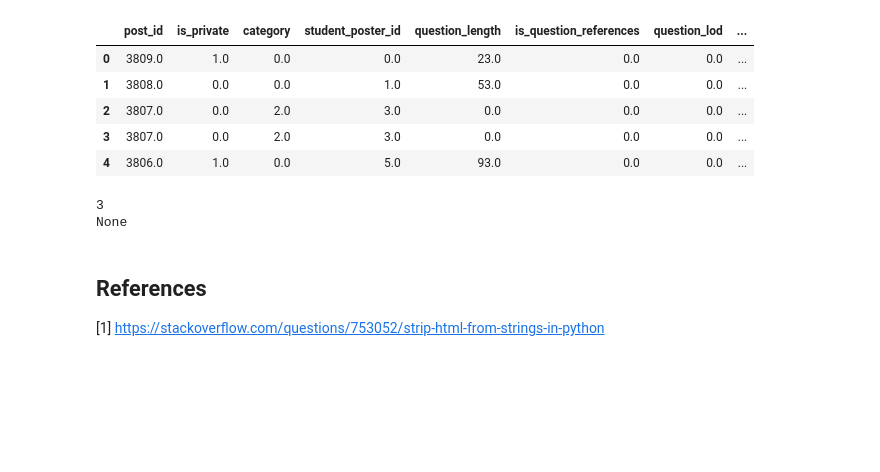
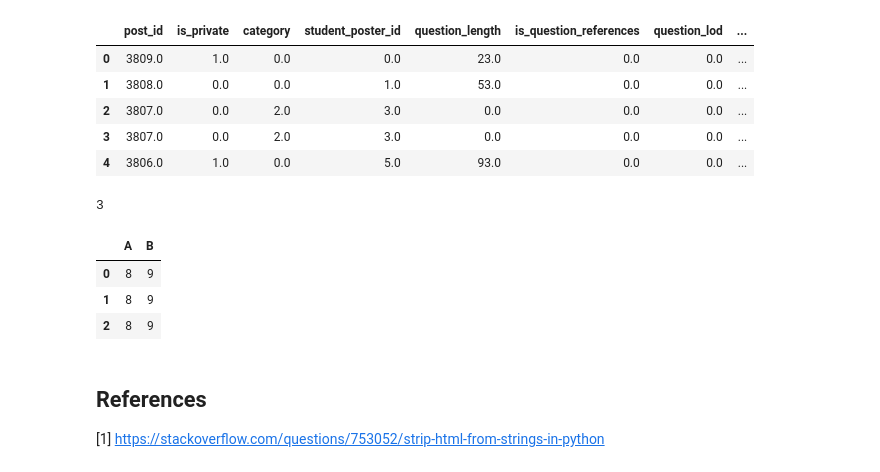
Before and after one commit to PiazzaBot/HelpfulResponses, a Jupyter notebook: data_processing.ipynb, the cells around one changed output. Saved outputs shown, nothing was run; the diff lists cells and outputs as text; code cells hidden in the pictures; blank space fills up the shorter version.

```diff
--- a/data_processing.ipynb
+++ b/data_processing.ipynb
@@ -540,10 +562,23 @@ print(get_length('https://youtube.com/channel/UCu8NnRGTGxHe96Le0xqLrNQ'))
 word_tokenize('https://youtube.com/channel/UCu8NnRGTGxHe96Le0xqLrNQ')
 
 match = re.search(r'@+\d', 'check@blah')
-print(match)
+#print(match)
+
+sentiment_pipeline = pipeline(model="cardiffnlp/twitter-roberta-base-sentiment")
 # %% [output]
 3
-None
+# %%
+# data = ["Thank you so much for your hard work over the semester, professors and TAs!! "]
+# sentiment_pipeline(data)
+
+df = pd.DataFrame([[4, 9]] * 3, columns=['A', 'B'])
+df['A'] = df['A'].apply(lambda x: x * 2)
+df
+# %% [output]
+|  | A | B |
+| 0 | 8 | 9 |
+| 1 | 8 | 9 |
+| 2 | 8 | 9 |
 # %% [markdown]
 ## References
 
```
Also changed, not shown: parts of 3 cells of this notebook.
